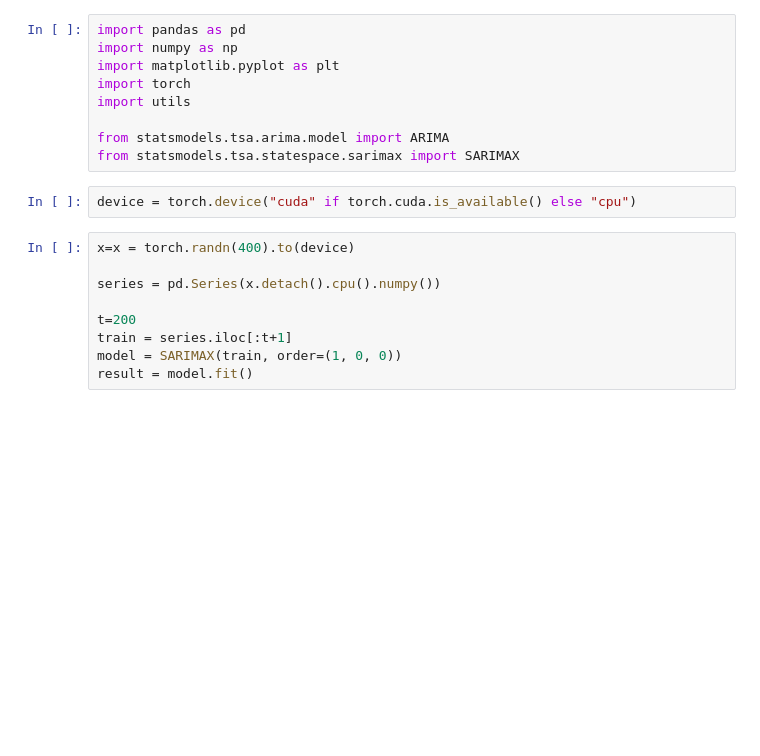
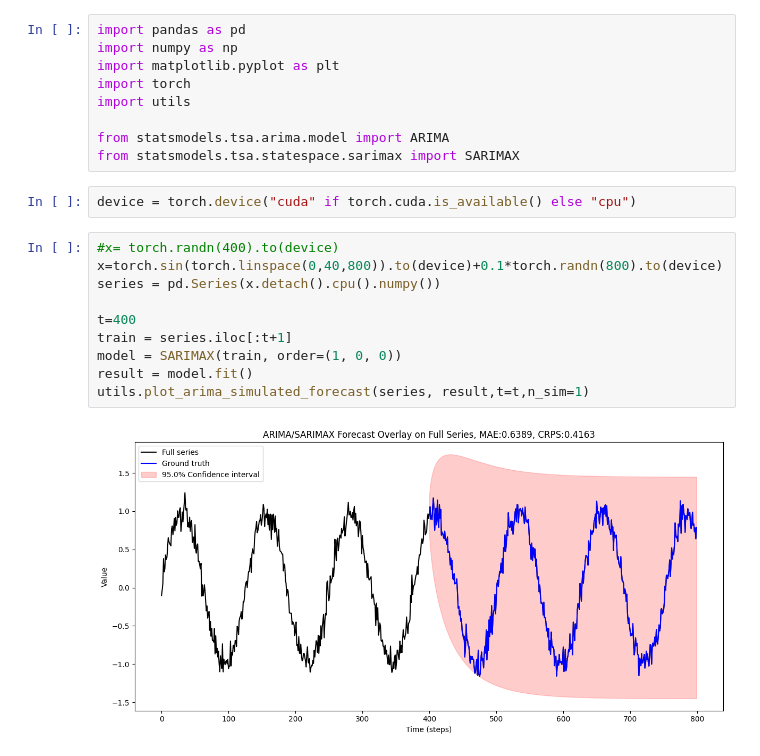
Before and after one commit to 12Mahmud99/ARIMA, a Jupyter notebook: arima.ipynb, the cells around one changed output. Saved outputs shown, nothing was run; the diff lists cells and outputs as text; blank space fills up the shorter version.

```diff
--- a/arima.ipynb
+++ b/arima.ipynb
@@ -10,12 +10,15 @@ from statsmodels.tsa.statespace.sarimax import SARIMAX
 # %%
 device = torch.device("cuda" if torch.cuda.is_available() else "cpu")
 # %%
-x=x = torch.randn(400).to(device)
-
+#x= torch.randn(400).to(device)
+x=torch.sin(torch.linspace(0,40,800)).to(device)+0.1*torch.randn(800).to(device)
 series = pd.Series(x.detach().cpu().numpy())
 
-t=200
+t=400
 train = series.iloc[:t+1]
 model = SARIMAX(train, order=(1, 0, 0))
 result = model.fit()
+utils.plot_arima_simulated_forecast(series, result,t=t,n_sim=1)
+# %% [output]
+[figure, added]
 # %%
```
Also changed, not shown: parts of 1 cell of this notebook.
